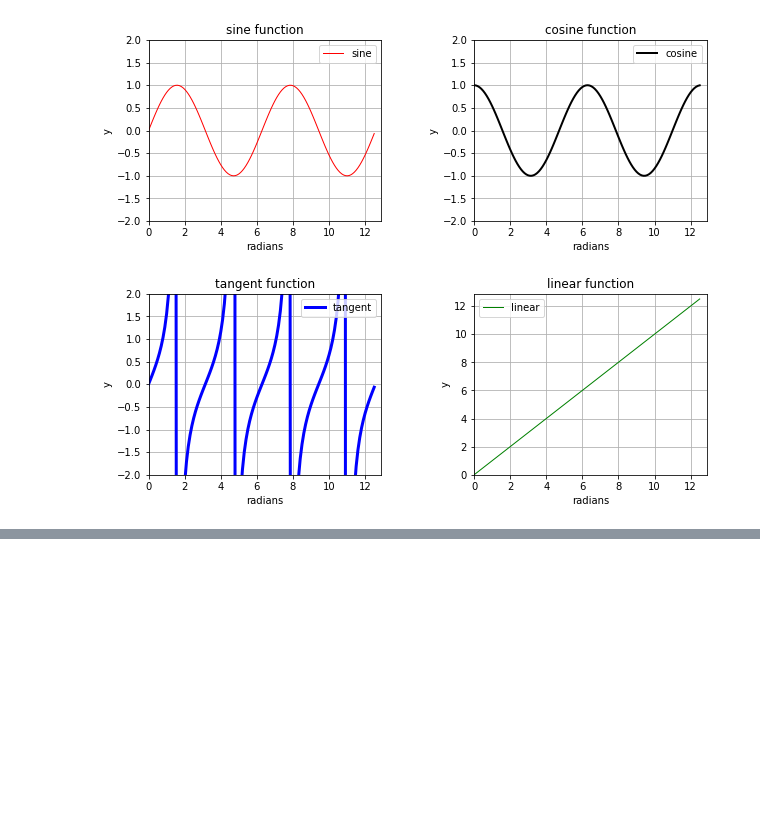
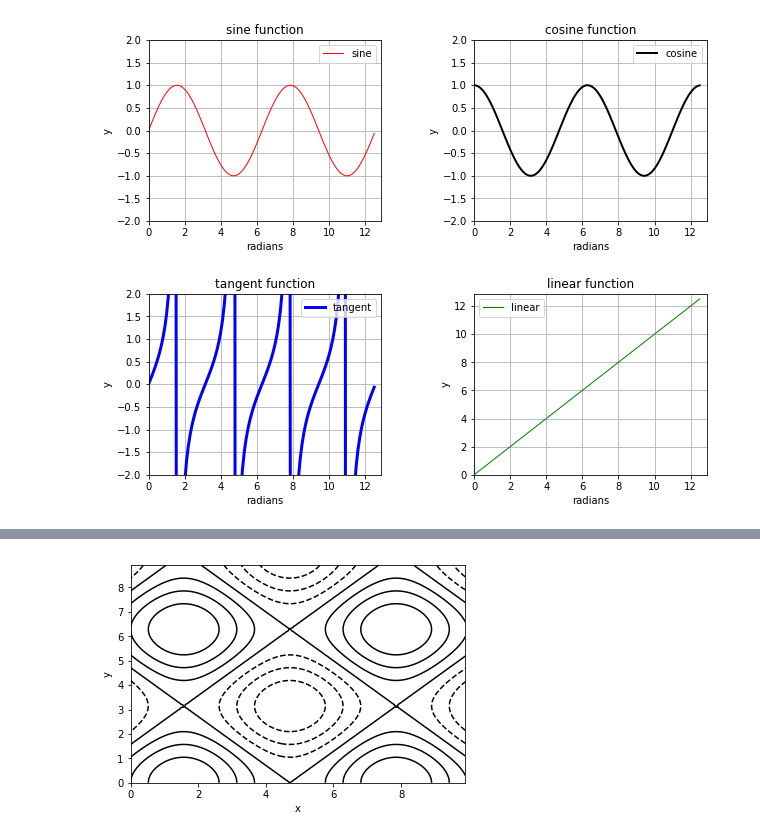
Before and after one commit to varunsmurthy/python, a Jupyter notebook: tutorials/2_raymond_python_for_science/ch4_matplotlib.ipynb, the cells around one changed output, grey strips where cells are left out. Saved outputs shown, nothing was run; the diff lists cells and outputs as text; code cells hidden in the pictures; blank space fills up the shorter version.

```diff
--- a/tutorials/2_raymond_python_for_science/ch4_matplotlib.ipynb
+++ b/tutorials/2_raymond_python_for_science/ch4_matplotlib.ipynb
@@ -102,0 +133,9 @@ pyplot.show()
+# %%
+# trying to show positive and negative values differently without labels
+
+pyplot.contour(x,y,a,arange(-1.5,1.51,0.5),colors = "k")
+pyplot.xlabel("x")
+pyplot.ylabel("y")
+pyplot.show()
+# %% [output]
+[figure, added]
```
Also changed, not shown: parts of 8 cells of this notebook.
